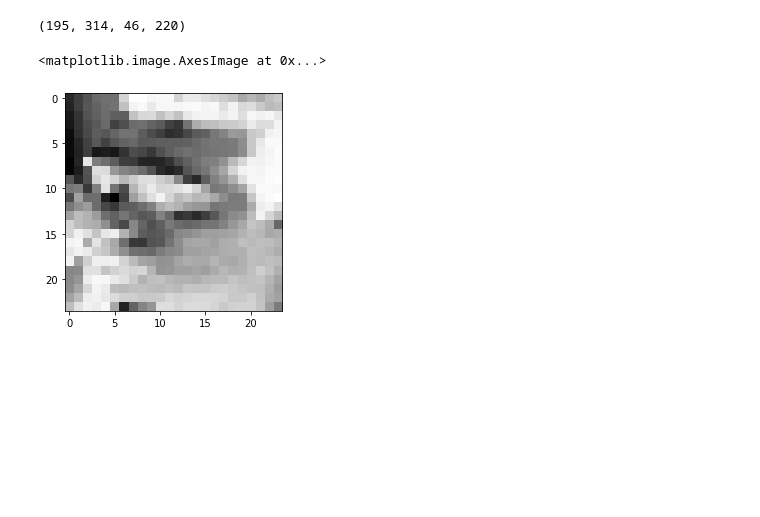
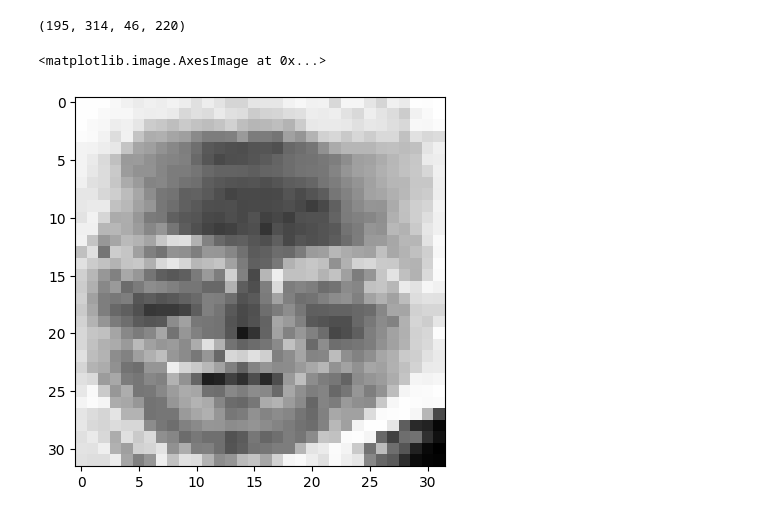
Before and after one commit to Kun-777/Adaboost-Yolov1_FDDB, a Jupyter notebook: a5.ipynb, the cells around one changed output. Saved outputs shown, nothing was run; the diff lists cells and outputs as text; code cells hidden in the pictures; blank space fills up the shorter version.

```diff
--- a/a5.ipynb
+++ b/a5.ipynb
@@ -11,8 +13,8 @@ print(len(train_data["faces"]))
 print(len(test_data['img']))
 print(train_data["img"][0].shape)
 fig, ax = plt.subplots()
-ax.imshow(train_data["img"][2])
-max_x, min_x, max_y, min_y = train_data["faces"][2][0, :]
+ax.imshow(train_data["img"][5])
+max_x, min_x, max_y, min_y = train_data["faces"][5][0, :]
 print(max_x, min_x, max_y, min_y)
 width = max_x - min_x
 height = max_y - min_y
@@ -31,12 +33,12 @@ int(min_x), int(max_x), int(min_y), int(max_y)
 # %% [output]
 (195, 314, 46, 220)
 # %%
-im = cv2.cvtColor(train_data['img'][2],cv2.COLOR_BGR2GRAY)
-resized_im = cv2.resize(im[int(min_y):int(max_y), int(min_x):int(max_x)], (24,24))
+im = cv2.cvtColor(train_data['img'][5],cv2.COLOR_BGR2GRAY)
+resized_im = cv2.resize(im[int(min_y):int(max_y), int(min_x):int(max_x)], (32,32))
 plt.imshow(resized_im, cmap='Greys')
 # %% [output]
 <matplotlib.image.AxesImage at 0x...>
-[figure, old version]
+[figure, new version]
 # %%
 train_classification, test_classification = dataset_for_classification(train_data, test_data, 5)
 # %%
```
Also changed, not shown: parts of 5 cells of this notebook, 2 other files.
